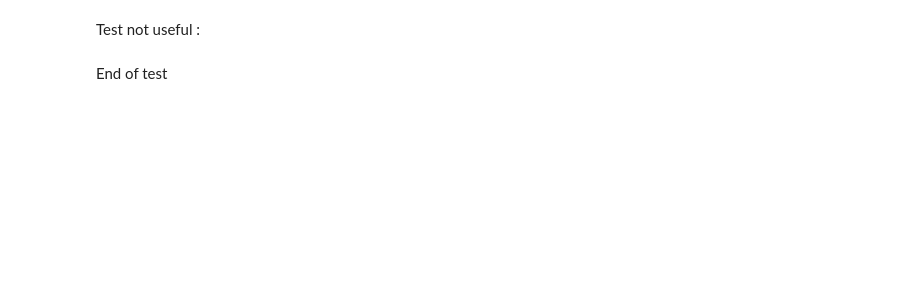
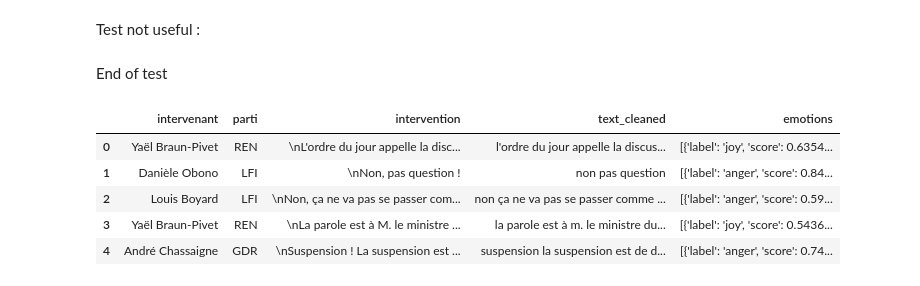
Before and after one commit to Rewich-1/tchatbot_politique, a Jupyter notebook: notebooks/sentient_analysis.ipynb, the cells around one changed output. Drawn from its saved outputs; the diff is of its cells as text; code cells hidden in the pictures; blank space fills up the shorter version.

```diff
--- a/notebooks/sentient_analysis.ipynb
+++ b/notebooks/sentient_analysis.ipynb
@@ -124,3 +108,12 @@ small_df["emotions"] = small_df["intervention"].apply(lambda x:
 )
 # %% [markdown]
 End of test
+# %%
+df.head()
+# %% [output]
+|  | intervenant | parti | intervention | text_cleaned | emotions |
+| 0 | Yaël Braun-Pivet | REN | \nL'ordre du jour appelle la disc... | l'ordre du jour appelle la discus... | [{'label': 'joy', 'score': 0.6354... |
+| 1 | Danièle Obono | LFI | \nNon, pas question ! | non pas question | [{'label': 'anger', 'score': 0.84... |
+| 2 | Louis Boyard | LFI | \nNon, ça ne va pas se passer com... | non ça ne va pas se passer comme ... | [{'label': 'anger', 'score': 0.59... |
+| 3 | Yaël Braun-Pivet | REN | \nLa parole est à M. le ministre ... | la parole est à m. le ministre du... | [{'label': 'joy', 'score': 0.5436... |
+| 4 | André Chassaigne | GDR | \nSuspension ! La suspension est ... | suspension la suspension est de d... | [{'label': 'anger', 'score': 0.74... |
```
Also changed, not shown: parts of 4 cells of this notebook, 1 other file.
